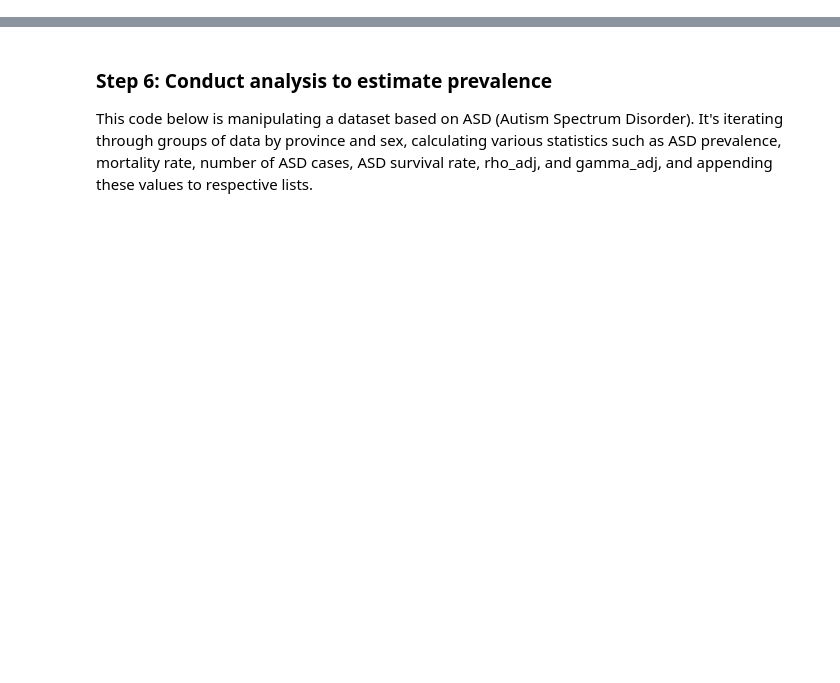
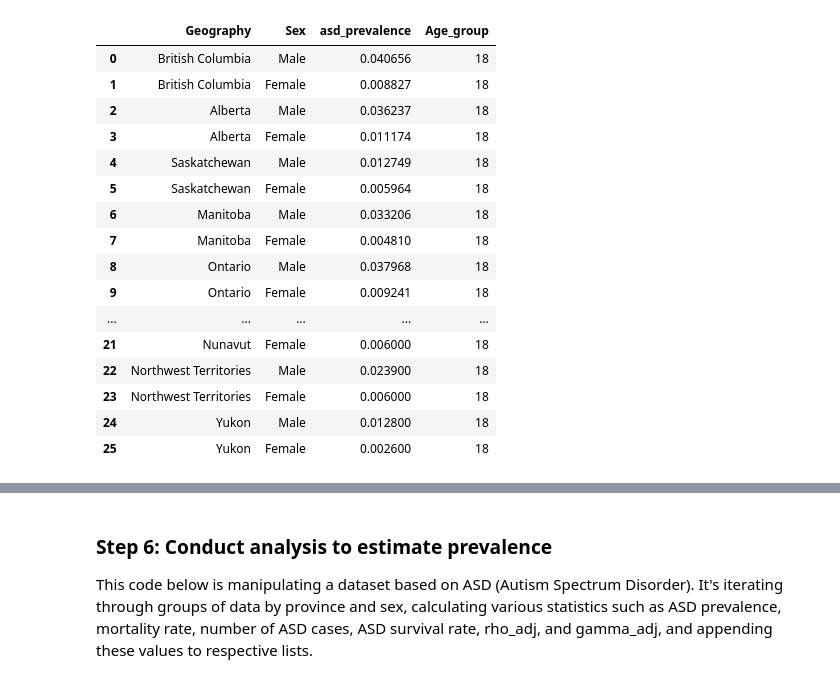
Before and after one commit to aaljaish/ASD_Prevalence, a Jupyter notebook: 03_Simulation_for_ASD_Prevalence.ipynb, the cells around one changed output, grey strips where cells are left out. Saved outputs shown, nothing was run; the diff lists cells and outputs as text; code cells hidden in the pictures; blank space fills up the shorter version.

```diff
--- a/03_Simulation_for_ASD_Prevalence.ipynb
+++ b/03_Simulation_for_ASD_Prevalence.ipynb
@@ -12,6 +12,26 @@ asd_prev['Age_group']=18
 pop = pd.read_csv('https://raw.githubusercontent.com/aaljaish/ASD_Data/main/Population%20Data.csv')
 mortality_rate=pd.read_csv('https://raw.githubusercontent.com/aaljaish/ASD_Data/main/Mortality%20Rates%20for%20General%20Population.csv')
 hr = pd.read_csv('https://raw.githubusercontent.com/aaljaish/ASD_Data/main/ASD%20Mortality%20HR.csv')
+# %%
+asd_prev
+# %% [output]
+|  | Geography | Sex | asd_prevalence | Age_group |
+| 0 | British Columbia | Male | 0.040656 | 18 |
+| 1 | British Columbia | Female | 0.008827 | 18 |
+| 2 | Alberta | Male | 0.036237 | 18 |
+| 3 | Alberta | Female | 0.011174 | 18 |
+| 4 | Saskatchewan | Male | 0.012749 | 18 |
+| 5 | Saskatchewan | Female | 0.005964 | 18 |
+| 6 | Manitoba | Male | 0.033206 | 18 |
+| 7 | Manitoba | Female | 0.004810 | 18 |
+| 8 | Ontario | Male | 0.037968 | 18 |
+| 9 | Ontario | Female | 0.009241 | 18 |
+| ... | ... | ... | ... | ... |
+| 21 | Nunavut | Female | 0.006000 | 18 |
+| 22 | Northwest Territories | Male | 0.023900 | 18 |
+| 23 | Northwest Territories | Female | 0.006000 | 18 |
+| 24 | Yukon | Male | 0.012800 | 18 |
+| 25 | Yukon | Female | 0.002600 | 18 |
 # %%
 # Create a boolean mask for rows that contain the text
 import re
```
Also changed, not shown: parts of 7 cells of this notebook.
